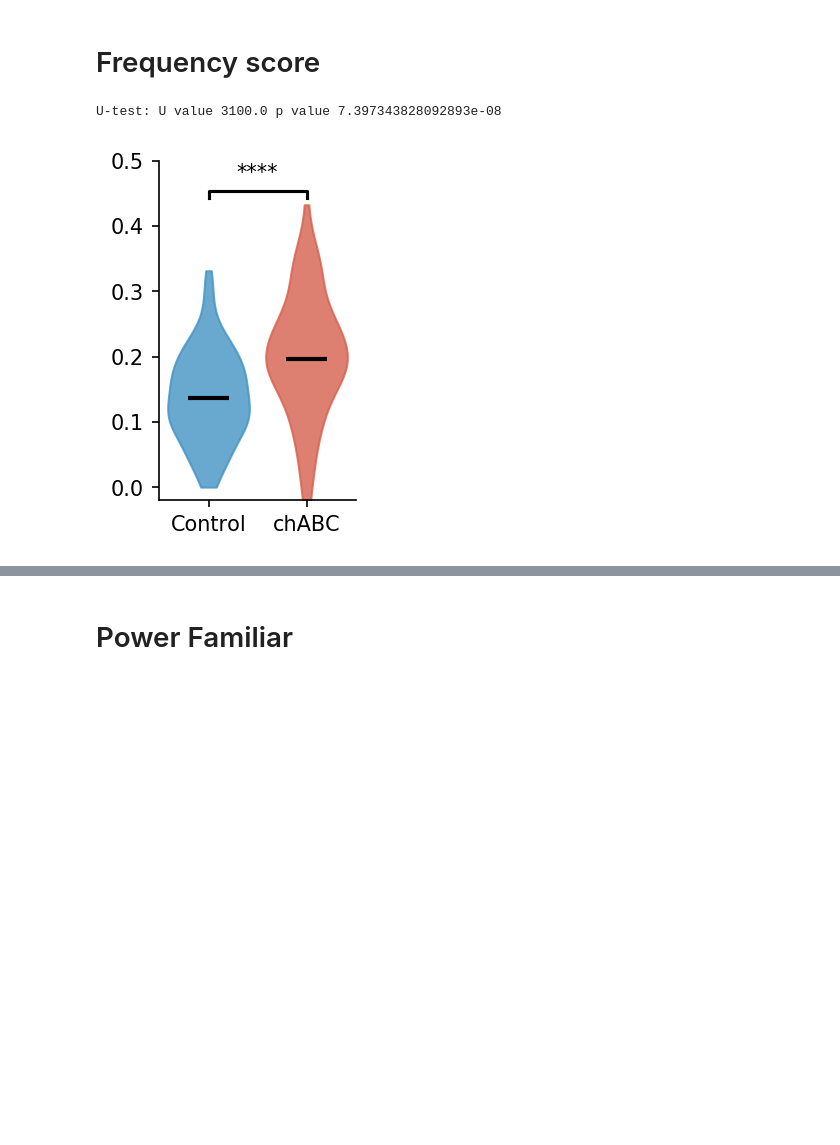
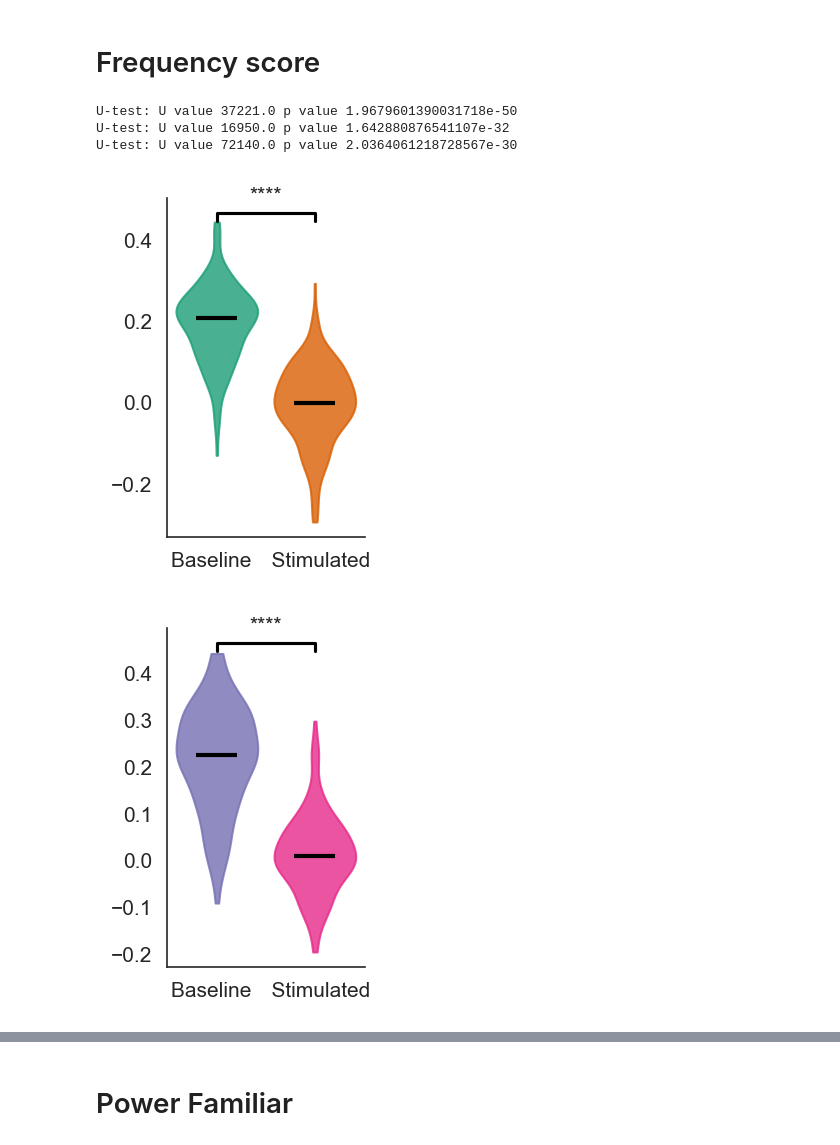
Before and after one commit to CINPLA/septum-mec, a Jupyter notebook: notebooks/20_lfp_speed.ipynb, the cells around one changed output, grey strips where cells are left out. Drawn from its saved outputs; the diff is of its cells as text; code cells hidden in the pictures; blank space fills up the shorter version.

```diff
--- a/notebooks/20_lfp_speed.ipynb
+++ b/notebooks/20_lfp_speed.ipynb
@@ -79,14 +83,2 @@ results.head()
 # %% [markdown]
 # Frequency score
-# %%
-stuff = 'freq_score'
-ctrl = results.query('baseline and Hz11')[stuff].to_numpy()
-stim = results.query('stimulated and Hz11')[stuff].to_numpy()
-plt.figure(figsize=figsize_violin)
-violinplot(ctrl, stim)
-plt.ylim(-0.02, 0.5)
-plt.savefig(output_path / "figures" / "frequency_score.svg", bbox_inches="tight", transparent=True)
-plt.savefig(output_path / "figures" / "frequency_score.png", bbox_inches="tight", transparent=True)
-# %% [output]
-U-test: U value 3100.0 p value 7.397343828092893e-08
-[figure, removed]
@@ -92,0 +93,31 @@ U-test: U value 3100.0 p value 7.397343828092893e-08
+# %%
+stuff = 'freq_score'
+base = results.query(query_base_i)[stuff].to_numpy()
+stim = results.query(query_stim_11)[stuff].to_numpy()
+plt.figure(figsize=figsize_violin)
+violinplot(base, stim, colors=colors)
+# plt.ylim(-0.02, 0.5)
+plt.savefig(output_path / "figures" / "frequency_score_11.svg", bbox_inches="tight", transparent=True)
+plt.savefig(output_path / "figures" / "frequency_score_11.png", bbox_inches="tight", transparent=True)
+
+base = results.query(query_base_ii)[stuff].to_numpy()
+stim = results.query(query_stim_30)[stuff].to_numpy()
+plt.figure(figsize=figsize_violin)
+violinplot(base, stim, colors=colors[2:])
+# plt.ylim(-0.02, 0.5)
+plt.savefig(output_path / "figures" / "frequency_score_30.svg", bbox_inches="tight", transparent=True)
+plt.savefig(output_path / "figures" / "frequency_score_30.png", bbox_inches="tight", transparent=True)
+
+base = results.query(query_base_i)[stuff].to_numpy()
+stim = results.query(query_stim_combined)[stuff].to_numpy()
+plt.figure(figsize=figsize_violin)
+violinplot(base, stim, colors=colors[4:])
+# plt.ylim(-0.02, 0.5)
+plt.savefig(output_path / "figures" / "frequency_score_combined.svg", bbox_inches="tight", transparent=True)
+plt.savefig(output_path / "figures" / "frequency_score_combined.png", bbox_inches="tight", transparent=True)
+# %% [output]
+U-test: U value 37221.0 p value 1.9679601390031718e-50
+U-test: U value 16950.0 p value 1.642880876541107e-32
+U-test: U value 72140.0 p value 2.0364061218728567e-30
+[figure, added]
+[figure, added]
```
Also changed, not shown: parts of 35 cells of this notebook, 4 other files.
